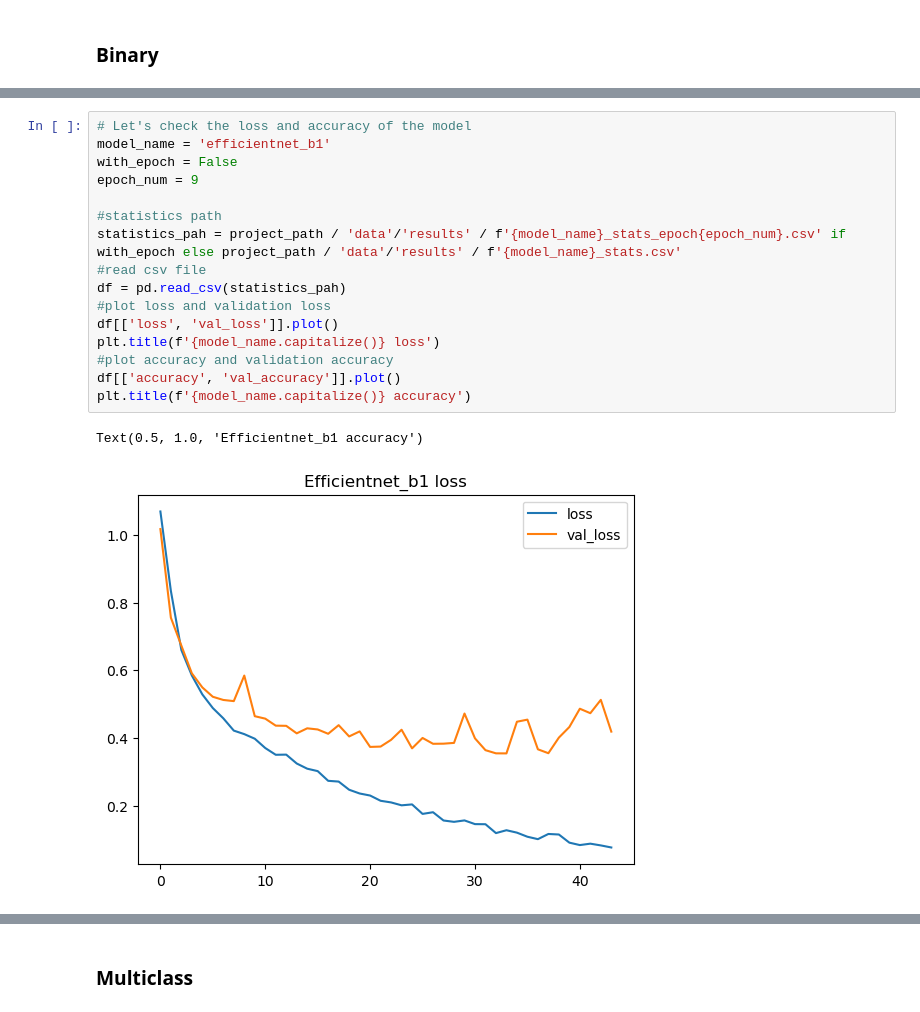
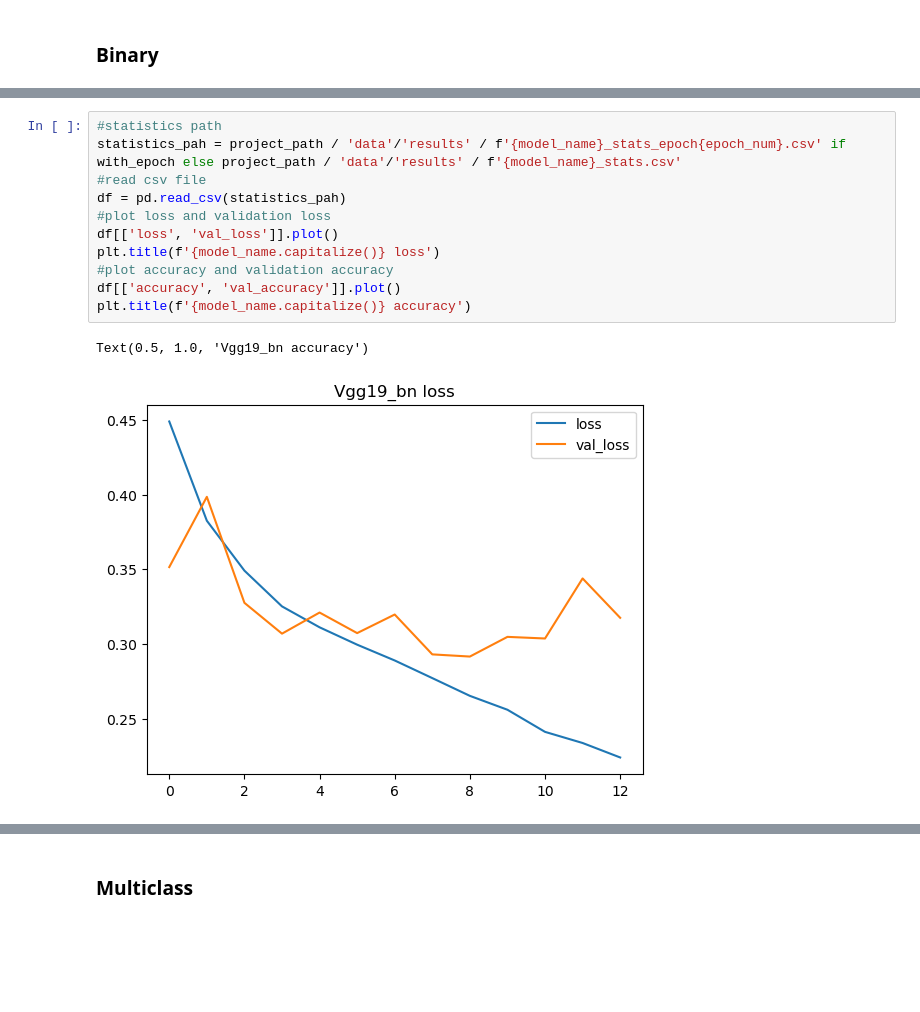
Before and after one commit to Likalto4/skin_lesion_classification, a Jupyter notebook: Deep_Learning/notebooks/check_results.ipynb, the cells around one changed output, grey strips where cells are left out. Saved outputs shown, nothing was run; the diff lists cells and outputs as text; blank space fills up the shorter version.

```diff
--- a/Deep_Learning/notebooks/check_results.ipynb
+++ b/Deep_Learning/notebooks/check_results.ipynb
@@ -55,19 +95,14 @@ The current directory is /home/user7/skin_lesion_classification/Deep_Learning/no
 # %%
-# Let's check the loss and accuracy of the model
-model_name = 'efficientnet_b1'
-with_epoch = False
-epoch_num = 9
-
 #statistics path
 statistics_pah = project_path / 'data'/'results' / f'{model_name}_stats_epoch{epoch_num}.csv' if with_epoch else project_path / 'data'/'results' / f'{model_name}_stats.csv'
 #read csv file
 df = pd.read_csv(statistics_pah)
 #plot loss and validation loss
 df[['loss', 'val_loss']].plot()
 plt.title(f'{model_name.capitalize()} loss')
 #plot accuracy and validation accuracy
 df[['accuracy', 'val_accuracy']].plot()
 plt.title(f'{model_name.capitalize()} accuracy')
 # %% [output]
-Text(0.5, 1.0, 'Efficientnet_b1 accuracy')
+Text(0.5, 1.0, 'Vgg19_bn accuracy')
-[figure, old version]
+[figure, new version]
```
Also changed, not shown: parts of 15 cells of this notebook.
